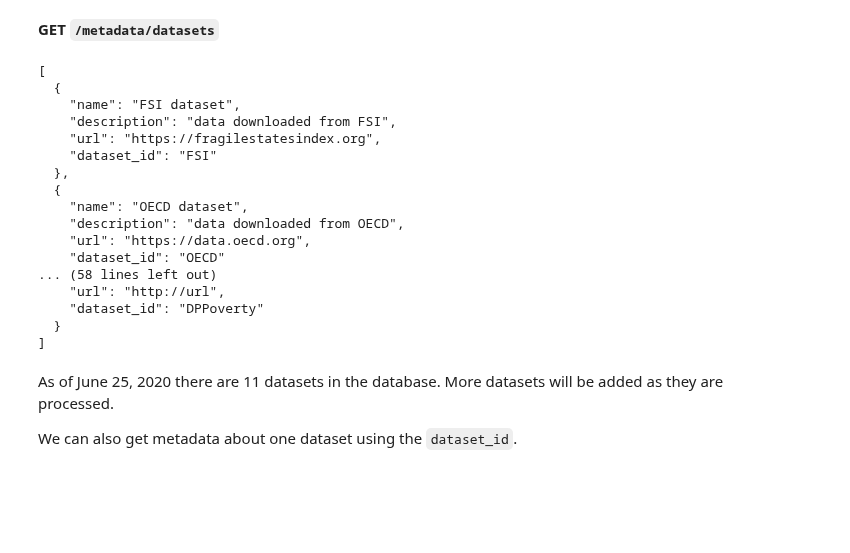
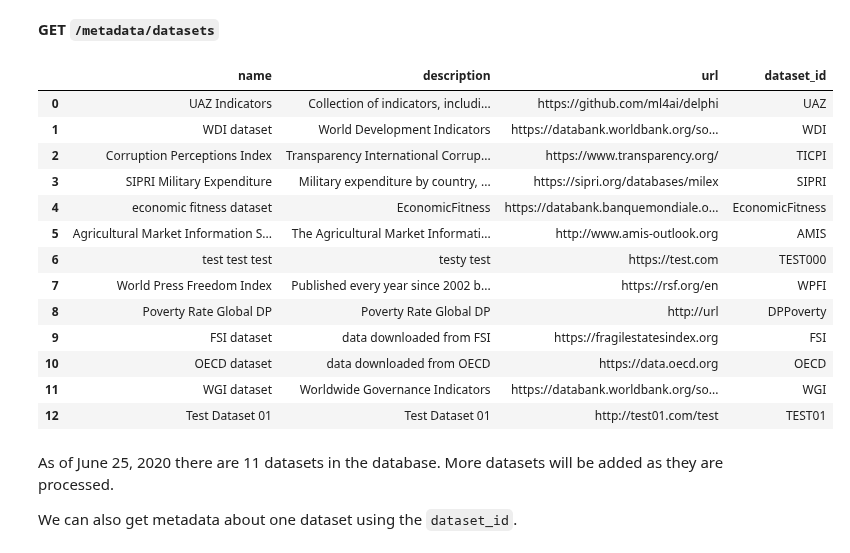
Before and after one commit to usc-isi-i2/datamart-api, a Jupyter notebook: Datamart Data API Demo.ipynb, the cells around one changed output. Cells and saved outputs as stored; diff of their text form; code cells hidden in the pictures; blank space fills up the shorter version.

Commit message:
display as table

```diff
--- a/Datamart Data API Demo.ipynb
+++ b/Datamart Data API Demo.ipynb
@@ -48,25 +48,23 @@ from IPython.display import display, HTML
 **GET `/metadata/datasets`**
 # %%
 response = get(f'{datamart_api_url}/metadata/datasets')
-print(json.dumps(response.json(), indent=2))
+df = pd.DataFrame(response.json())
+df
 # %% [output]
-[
-  {
-    "name": "FSI dataset",
-    "description": "data downloaded from FSI",
-    "url": "https://fragilestatesindex.org",
-    "dataset_id": "FSI"
-  },
-  {
-    "name": "OECD dataset",
-    "description": "data downloaded from OECD",
-    "url": "https://data.oecd.org",
-    "dataset_id": "OECD"
-... (58 lines left out)
-    "url": "http://url",
-    "dataset_id": "DPPoverty"
-  }
-]
+|  | name | description | url | dataset_id |
+| 0 | UAZ Indicators | Collection of indicators, includi... | https://github.com/ml4ai/delphi | UAZ |
+| 1 | WDI dataset | World Development Indicators | https://databank.worldbank.org/so... | WDI |
+| 2 | Corruption Perceptions Index | Transparency International Corrup... | https://www.transparency.org/ | TICPI |
+| 3 | SIPRI Military Expenditure | Military expenditure by country, ... | https://sipri.org/databases/milex | SIPRI |
+| 4 | economic fitness dataset | EconomicFitness | https://databank.banquemondiale.o... | EconomicFitness |
+| 5 | Agricultural Market Information S... | The Agricultural Market Informati... | http://www.amis-outlook.org | AMIS |
+| 6 | test test test | testy test | https://test.com | TEST000 |
+| 7 | World Press Freedom Index | Published every year since 2002 b... | https://rsf.org/en | WPFI |
+| 8 | Poverty Rate Global DP | Poverty Rate Global DP | http://url | DPPoverty |
+| 9 | FSI dataset | data downloaded from FSI | https://fragilestatesindex.org | FSI |
+| 10 | OECD dataset | data downloaded from OECD | https://data.oecd.org | OECD |
+| 11 | WGI dataset | Worldwide Governance Indicators | https://databank.worldbank.org/so... | WGI |
+| 12 | Test Dataset 01 | Test Dataset 01 | http://test01.com/test | TEST01 |
 # %% [markdown]
 As of June 25, 2020 there are 11 datasets in the database. More datasets will be added as they are processed.
 
```
Also changed, not shown: parts of 7 cells of this notebook.
